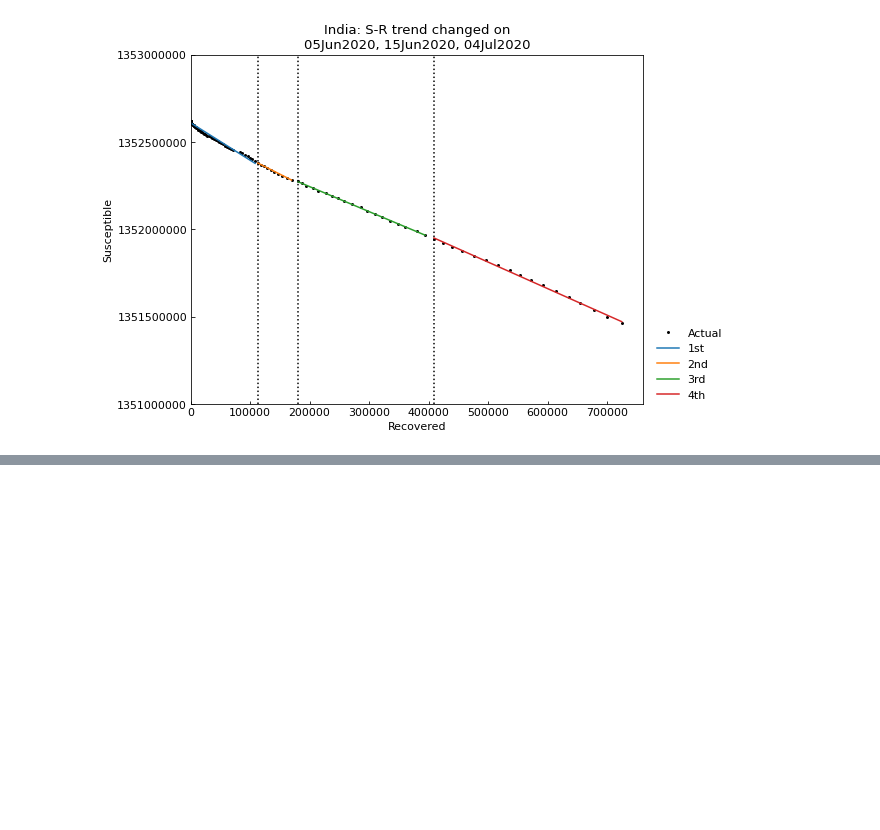
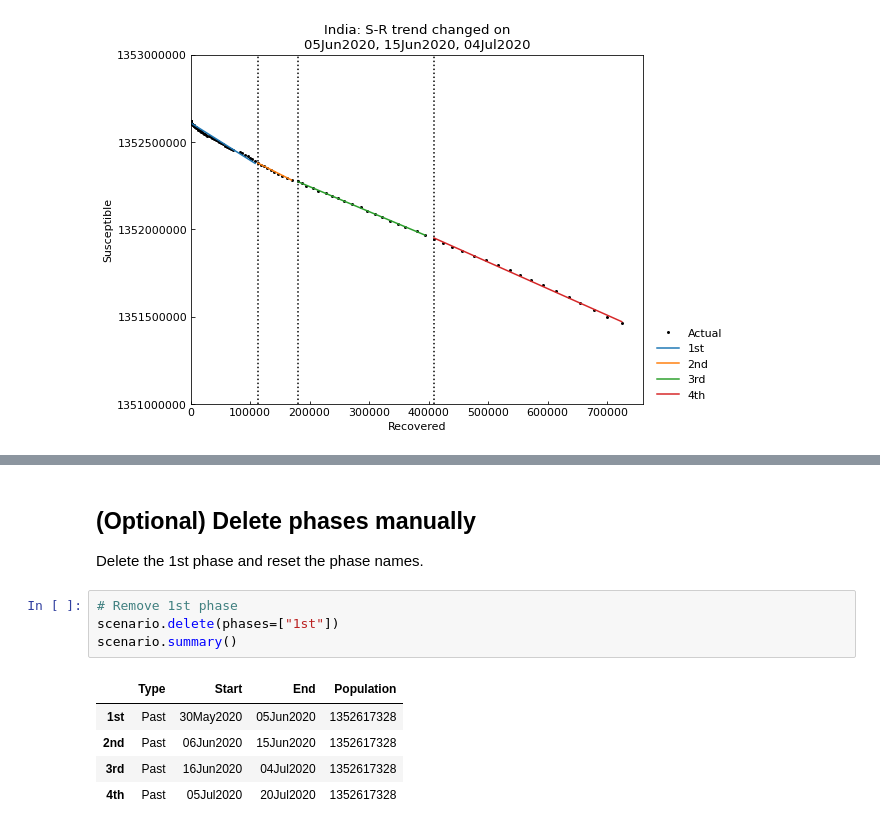
Before and after one commit to lisphilar/covid19-sir, a Jupyter notebook: example/usage_phases.ipynb, the cells around one changed output, grey strips where cells are left out. Cells and saved outputs as stored; diff of their text form; blank space fills up the shorter version.

```diff
--- a/example/usage_phases.ipynb
+++ b/example/usage_phases.ipynb
@@ -110,0 +119,13 @@ scenario.trend(set_phases=False)
+# %% [markdown]
+## (Optional) Delete phases manually
+Delete the 1st phase and reset the phase names.
+# %%
+# Remove 1st phase
+scenario.delete(phases=["1st"])
+scenario.summary()
+# %% [output]
+|  | Type | Start | End | Population |
+| 1st | Past | 30May2020 | 05Jun2020 | 1352617328 |
+| 2nd | Past | 06Jun2020 | 15Jun2020 | 1352617328 |
+| 3rd | Past | 16Jun2020 | 04Jul2020 | 1352617328 |
+| 4th | Past | 05Jul2020 | 20Jul2020 | 1352617328 |
```
Also changed, not shown: parts of 7 cells of this notebook, 1 other file.
